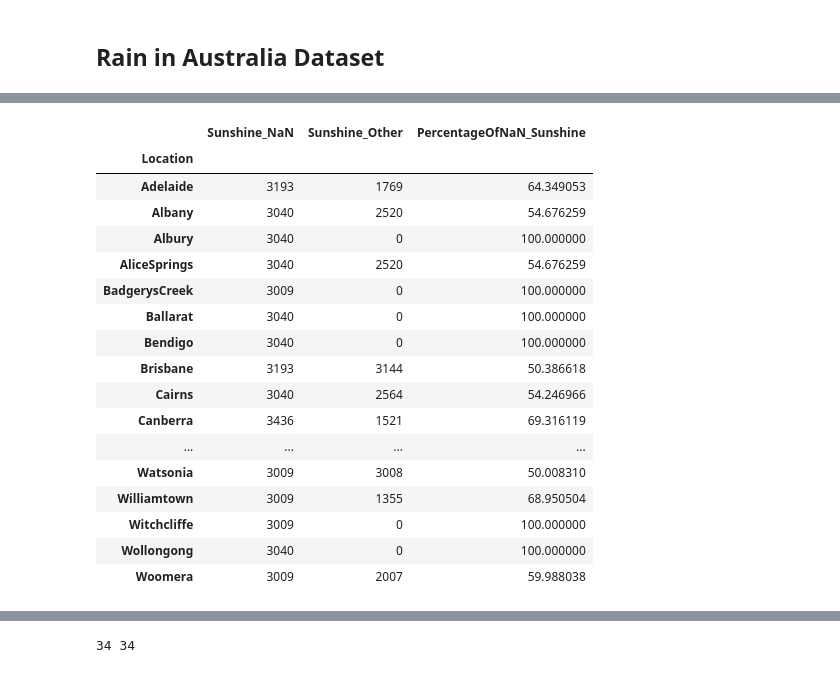
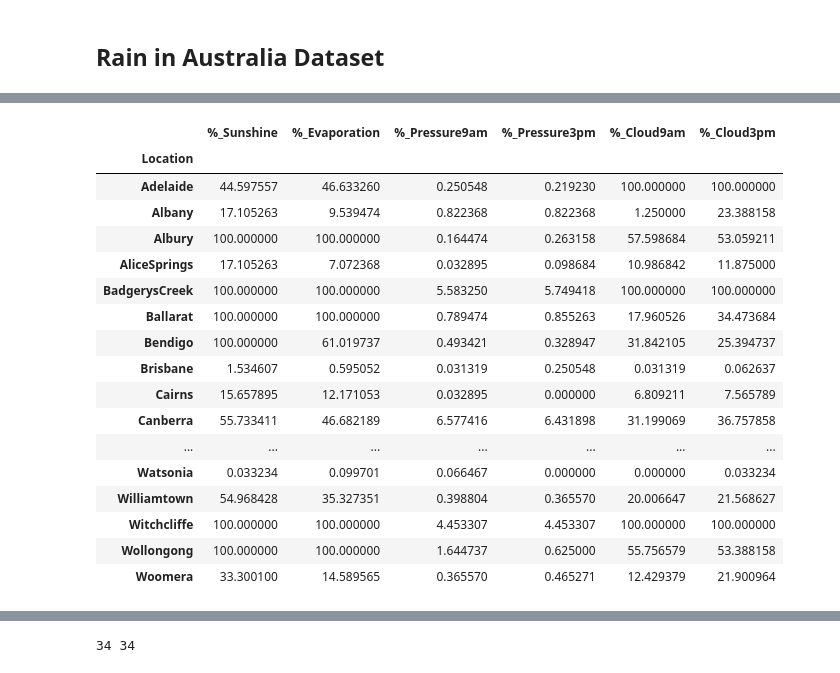
Before and after one commit to SnewZz/INFO-Y528-Info_vis_project, a Jupyter notebook: Preprocessing/project.ipynb, the cells around one changed output, grey strips where cells are left out. Cells and saved outputs as stored; diff of their text form; code cells hidden in the pictures.

```diff
--- a/Preprocessing/project.ipynb
+++ b/Preprocessing/project.ipynb
@@ -47,7 +35,7 @@ df1.loc[(df1['Location'] == 'Adelaide') & (df1['Date']>'2009-04-01') & (df1['Dat
 import datetime
 from functools import reduce
 
-#Nb of NaN value in the sunshine,evaporation,pressure9am,pressure3pm,Cloud9am,Cloud3pm columns for each city
+#Total nb of value in the sunshine,evaporation,pressure9am,pressure3pm,Cloud9am,Cloud3pm columns for each city
 df2_1 = df1.Sunshine.isnull().groupby([df1['Location']]).count().astype(int)
 df2_2 = df1.Evaporation.isnull().groupby([df1['Location']]).count().astype(int)
 df2_3 = df1.Pressure9am.isnull().groupby([df1['Location']]).count().astype(int)
@@ -69,8 +57,7 @@ df4_1.rename(columns = {'Sunshine_x':'Sunshine_NaN','Sunshine_y':'Sunshine_Other
 val = [0 for i in range(df4_1.shape[0])]
 df4_1['PercentageOfNaN_Sunshine'] = val
 for name,row in df4_1.iterrows():
-    sum = row[0] + row[1]
-    percentage = (row[0]/sum)*100
+    percentage = (1 - row[1]/row[0])*100
     df4_1.at[name, 'PercentageOfNaN_Sunshine'] = percentage
 
 #Create a tab with the percentage of NaN for the evaporation colum for each city
@@ -79,8 +66,7 @@ df4_2.rename(columns = {'Evaporation_x':'Evaporation_NaN','Evaporation_y':'Evapo
 val = [0 for i in range(df4_2.shape[0])]
 df4_2['PercentageOfNaN_Evaporation'] = val
 for name,row in df4_2.iterrows():
-    sum = row[0] + row[1]
-    percentage = (row[0]/sum)*100
+    percentage = (1 - row[1]/row[0])*100
     df4_2.at[name, 'PercentageOfNaN_Evaporation'] = percentage
 
 #Create a tab with the percentage of NaN for the pressure9am colum for each city
@@ -89,8 +75,7 @@ df4_3.rename(columns = {'Pressure9am_x':'Pressure9am_NaN','Pressure9am_y':'Press
 val = [0 for i in range(df4_3.shape[0])]
 df4_3['PercentageOfNaN_Pressure9am'] = val
 for name,row in df4_3.iterrows():
-    sum = row[0] + row[1]
-    percentage = (row[0]/sum)*100
+    percentage = (1 - row[1]/row[0])*100
     df4_3.at[name, 'PercentageOfNaN_Pressure9am'] = percentage
 
 #Create a tab with the percentage of NaN for the pressure3pm colum for each city
@@ -99,99 +84,59 @@ df4_4.rename(columns = {'Pressure3pm_x':'Pressure3pm_NaN','Pressure3pm_y':'Press
 val = [0 for i in range(df4_4.shape[0])]
 df4_4['PercentageOfNaN_Pressure3pm'] = val
 for name,row in df4_4.iterrows():
-    sum = row[0] + row[1]
-    percentage = (row[0]/sum)*100
+    percentage = (1 - row[1]/row[0])*100
     df4_4.at[name, 'PercentageOfNaN_Pressure3pm'] = percentage
 
 #Create a tab with the percentage of NaN for the Cloud9am colum for each city
 df4_5 = pd.merge(df2_5, df3_5, how="left", on="Location")
 df4_5.rename(columns = {'Cloud9am_x':'Cloud9am_NaN','Cloud9am_y':'Cloud9am_Other'}, inplace = True)
 val = [0 for i in range(df4_5.shape[0])]
 df4_5['PercentageOfNaN_Cloud9am'] = val
 for name,row in df4_5.iterrows():
-    sum = row[0] + row[1]
-    percentage = (row[0]/sum)*100
+    percentage = (1 - row[1]/row[0])*100
     df4_5.at[name, 'PercentageOfNaN_Cloud9am'] = percentage
 
 #Create a tab with the percentage of NaN for the Cloud3pm colum for each city
 df4_6 = pd.merge(df2_6, df3_6, how="left", on="Location")
 df4_6.rename(columns = {'Cloud3pm_x':'Cloud3pm_NaN','Cloud3pm_y':'Cloud3pm_Other'}, inplace = True)
 val = [0 for i in range(df4_6.shape[0])]
 df4_6['PercentageOfNaN_Cloud3pm'] = val
 for name,row in df4_6.iterrows():
-    sum = row[0] + row[1]
-    percentage = (row[1]/sum)*100
+    percentage = (1 - row[1]/row[0])*100
     df4_6.at[name, 'PercentageOfNaN_Cloud3pm'] = percentage
 
 #Merge the tables df4_* into one table
 df4_7 = reduce(lambda  left,right: pd.merge(left,right,on=['Location'],how='left'), [df4_1,df4_2,df4_3,df4_4,df4_5,df4_6])
 df4 = df4_7.drop(["Sunshine_NaN", "Sunshine_Other","Evaporation_NaN","Evaporation_Other","Pressure9am_NaN","Pressure9am_Other","Pressure3pm_NaN","Pressure3pm_Other","Cloud9am_NaN","Cloud9am_Other","Cloud3pm_NaN","Cloud3pm_Other"], axis=1)
 df4.rename(columns = {'PercentageOfNaN_Sunshine':'%_Sunshine','PercentageOfNaN_Evaporation':'%_Evaporation','PercentageOfNaN_Pressure9am':'%_Pressure9am','PercentageOfNaN_Pressure3pm':'%_Pressure3pm','PercentageOfNaN_Cloud9am':'%_Cloud9am','PercentageOfNaN_Cloud3pm':'%_Cloud3pm'}, inplace = True)
-
-#To get the maximum date and get the start and end date for each location
-city_lst = list(df1['Location'].drop_duplicates())
-start_lst = [list(df1.loc[df1['Location'] == 'Albury'].head(1)['Date'])[0]]
-end_lst = [list(df1.loc[df1['Location'] == 'Albury'].tail(2)['Date'])[0]]
-max_date = pd.to_datetime(list(df1.loc[df1['Location'] == 'Albury'].head(1)['Date'])[0])
-for city in city_lst[1:]:
-    date = pd.to_datetime(list(df1.loc[df1['Location'] == city].head(1)['Date'])[0])
-    start_lst.append(list(df1.loc[df1['Location'] == city].head(1)['Date'])[0])
-    end_lst.append(list(df1.loc[df1['Location'] == city].tail(2)['Date'])[0])
-    if date > max_date:
-        max_date = date
-data = {'Location':city_lst, 'Start_Date':start_lst, 'End_Date':end_lst}
-df5 = pd.DataFrame(data)
-
-start = datetime.datetime.strptime("2009-01-01", "%Y-%m-%d")
-end = datetime.datetime.strptime("2017-06-26", "%Y-%m-%d")
-date_lst = [start + datetime.timedelta(days=x) for x in range(0, (end-start).days)]
-date_lst = [date.strftime("%Y-%m-%d") for date in date_lst]
-
-#We verify that they are no missing date from the maximum date to the end.
-nb_missing_date = []
-for city in city_lst:
-    city_data = df1.loc[(df1['Location'] == city) & (df1['Date'] >= '2009-01-01') & (df1['Date'] < '2017-06-25')]
-    if city_data['Date'].count() != 3098:
-        missing_date = []
-        #print(city, 3098 - city_data['Date'].count())
-        for date in date_lst:
-            if date not in list(city_data['Date']):
-                missing_date.append(date)
-        #print(missing_date[0])
-        #print(missing_date[30])
-        #print(missing_date[61])
-        nb_missing_date.append(len(missing_date))
-
-data = {'Location':city_lst, 'Number of missing date':nb_missing_date}
-df6 = pd.DataFrame(data)
 
 #Cities that we must delete from the dataset:
 #- Nhil
 #- Katherine
 #- Uluru
 
 #The missing months are:
 # - April of year 2011
 # - December of year 2012
-# - February of year 2013
+# - February of year 2013 '''
 
-df4_1
+df4
 # %% [output]
-|  | Sunshine_NaN | Sunshine_Other | PercentageOfNaN_Sunshine |
-| Location |  |  |  |
-| Adelaide | 3193 | 1769 | 64.349053 |
-| Albany | 3040 | 2520 | 54.676259 |
-| Albury | 3040 | 0 | 100.000000 |
-| AliceSprings | 3040 | 2520 | 54.676259 |
-| BadgerysCreek | 3009 | 0 | 100.000000 |
-| Ballarat | 3040 | 0 | 100.000000 |
-| Bendigo | 3040 | 0 | 100.000000 |
-| Brisbane | 3193 | 3144 | 50.386618 |
-| Cairns | 3040 | 2564 | 54.246966 |
-| Canberra | 3436 | 1521 | 69.316119 |
-| ... | ... | ... | ... |
-| Watsonia | 3009 | 3008 | 50.008310 |
-| Williamtown | 3009 | 1355 | 68.950504 |
-| Witchcliffe | 3009 | 0 | 100.000000 |
-| Wollongong | 3040 | 0 | 100.000000 |
-| Woomera | 3009 | 2007 | 59.988038 |
+|  | %_Sunshine | %_Evaporation | %_Pressure9am | %_Pressure3pm | %_Cloud9am | %_Cloud3pm |
+| Location |  |  |  |  |  |  |
+| Adelaide | 44.597557 | 46.633260 | 0.250548 | 0.219230 | 100.000000 | 100.000000 |
+| Albany | 17.105263 | 9.539474 | 0.822368 | 0.822368 | 1.250000 | 23.388158 |
+| Albury | 100.000000 | 100.000000 | 0.164474 | 0.263158 | 57.598684 | 53.059211 |
+| AliceSprings | 17.105263 | 7.072368 | 0.032895 | 0.098684 | 10.986842 | 11.875000 |
+| BadgerysCreek | 100.000000 | 100.000000 | 5.583250 | 5.749418 | 100.000000 | 100.000000 |
+| Ballarat | 100.000000 | 100.000000 | 0.789474 | 0.855263 | 17.960526 | 34.473684 |
+| Bendigo | 100.000000 | 61.019737 | 0.493421 | 0.328947 | 31.842105 | 25.394737 |
+| Brisbane | 1.534607 | 0.595052 | 0.031319 | 0.250548 | 0.031319 | 0.062637 |
+| Cairns | 15.657895 | 12.171053 | 0.032895 | 0.000000 | 6.809211 | 7.565789 |
+| Canberra | 55.733411 | 46.682189 | 6.577416 | 6.431898 | 31.199069 | 36.757858 |
+| ... | ... | ... | ... | ... | ... | ... |
+| Watsonia | 0.033234 | 0.099701 | 0.066467 | 0.000000 | 0.000000 | 0.033234 |
+| Williamtown | 54.968428 | 35.327351 | 0.398804 | 0.365570 | 20.006647 | 21.568627 |
+| Witchcliffe | 100.000000 | 100.000000 | 4.453307 | 4.453307 | 100.000000 | 100.000000 |
+| Wollongong | 100.000000 | 100.000000 | 1.644737 | 0.625000 | 55.756579 | 53.388158 |
+| Woomera | 33.300100 | 14.589565 | 0.365570 | 0.465271 | 12.429379 | 21.900964 |
```
Also changed, not shown: parts of 4 cells of this notebook.
